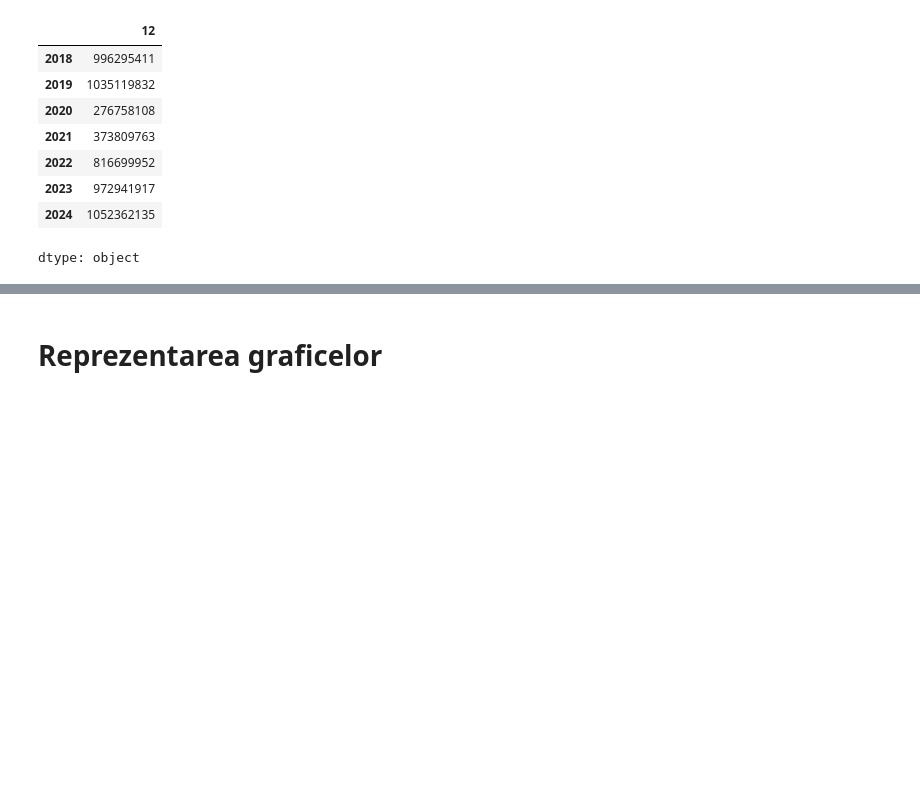
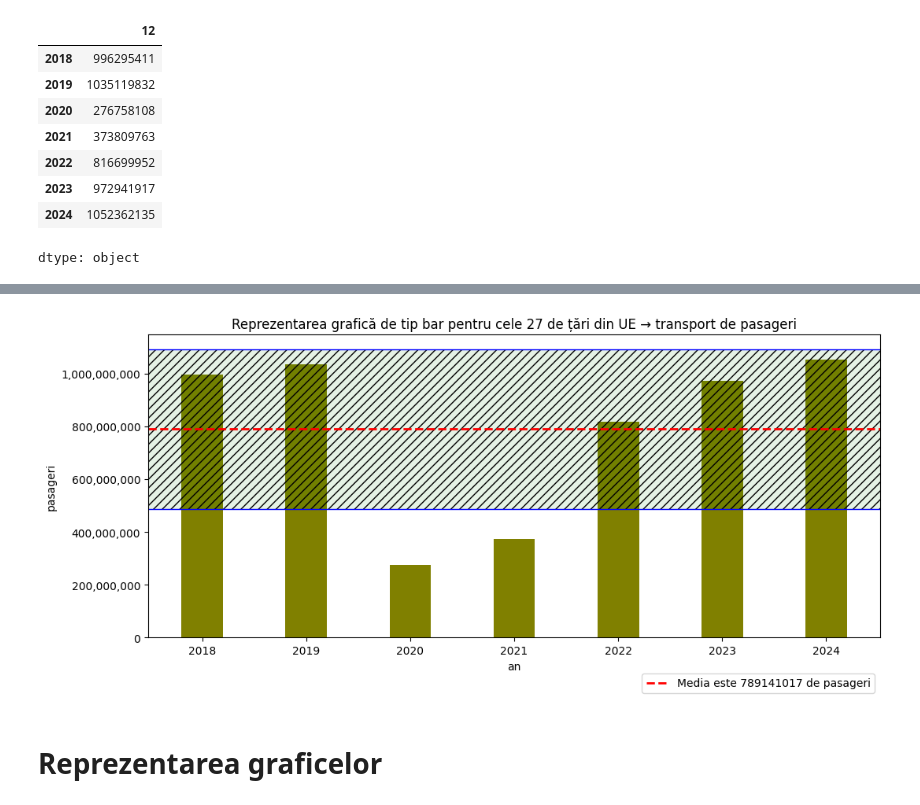
Before and after one commit to v1ctoras/PVDP_Aprilie, a Jupyter notebook: proiectAPRILIE.ipynb, the cells around one changed output, grey strips where cells are left out. Drawn from its saved outputs; the diff is of its cells as text; code cells hidden in the pictures; blank space fills up the shorter version.

```diff
--- a/proiectAPRILIE.ipynb
+++ b/proiectAPRILIE.ipynb
@@ -210,3 +254,46 @@ P: 754615284 ± 327180490 de pasageri
+# %%
+import numpy as np
+import matplotlib.pyplot as plt
+
+
+# pentru fixare eroare
+df3.columns = df3.columns.str.strip()
+
+# setare an pentru axa orizontala 0x
+an = ['2018', '2019', '2020', '2021', '2022', '2023', '2024']
+
+valoarePasageri = pd.to_numeric(df3[an].iloc[12], errors = 'coerce')
+
+labelPasageri = df3.iloc[12, 0][-9:]
+
+# pozitie = np.arange(1, len(an) + 1)
+width = 0.4
+
+plt.figure(figsize = (12,5))
+plt.bar(an, valoarePasageri, width, color = 'olive')
+
+plt.title('Reprezentarea grafică de tip bar pentru cele 27 de țări din UE → transport de pasageri')
+plt.xlabel('an')
+plt.ylabel('pasageri')
+
+media = np.mean(valoarePasageri)
+plt.axhline(y = media, color = 'red', linestyle = '--', linewidth = 2, label = f'Media este {media:.0f} de pasageri')
+abatere = np.std(valoarePasageri)
+
+li1 = plt.axhline(y = media + abatere, color = 'blue', linestyle = '-', linewidth = 1)
+li2 = plt.axhline(y = media - abatere, color = 'blue', linestyle = '-', linewidth = 1)
+
+li1 = li1.get_ydata()[0]
+li2 = li2.get_ydata()[0]
+
+plt.axhspan(li1, li2, facecolor = 'green',  alpha = 0.1, hatch = '///')
+
+# modificare 1e9 in 1 miliard
+plt.gca().yaxis.set_major_formatter(plt.FuncFormatter(lambda x, _: f'{int(x):,}'))
+plt.legend(bbox_to_anchor=(1,-0.1))
+plt.show()
+# %% [output]
+[figure, added]
 # %% [markdown]
 # Reprezentarea graficelor
 # %% [markdown]
```
Also changed, not shown: parts of 6 cells of this notebook.
